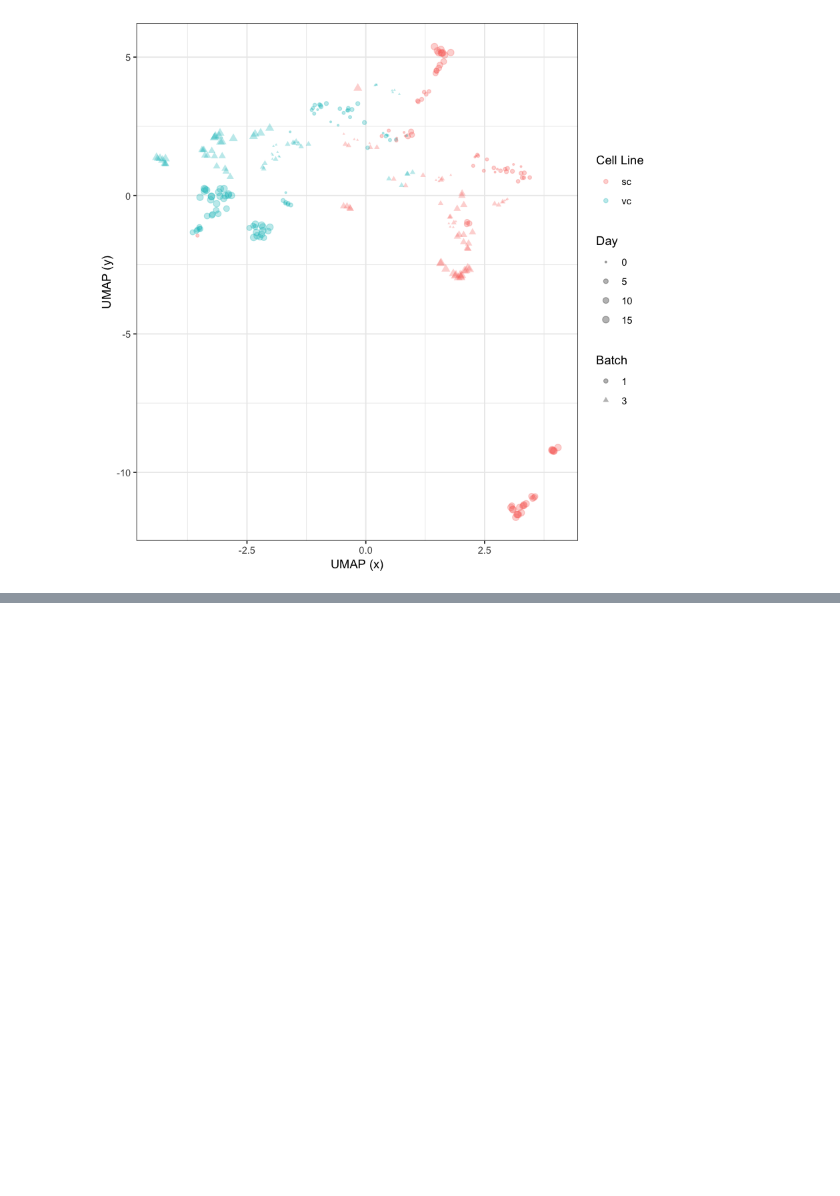
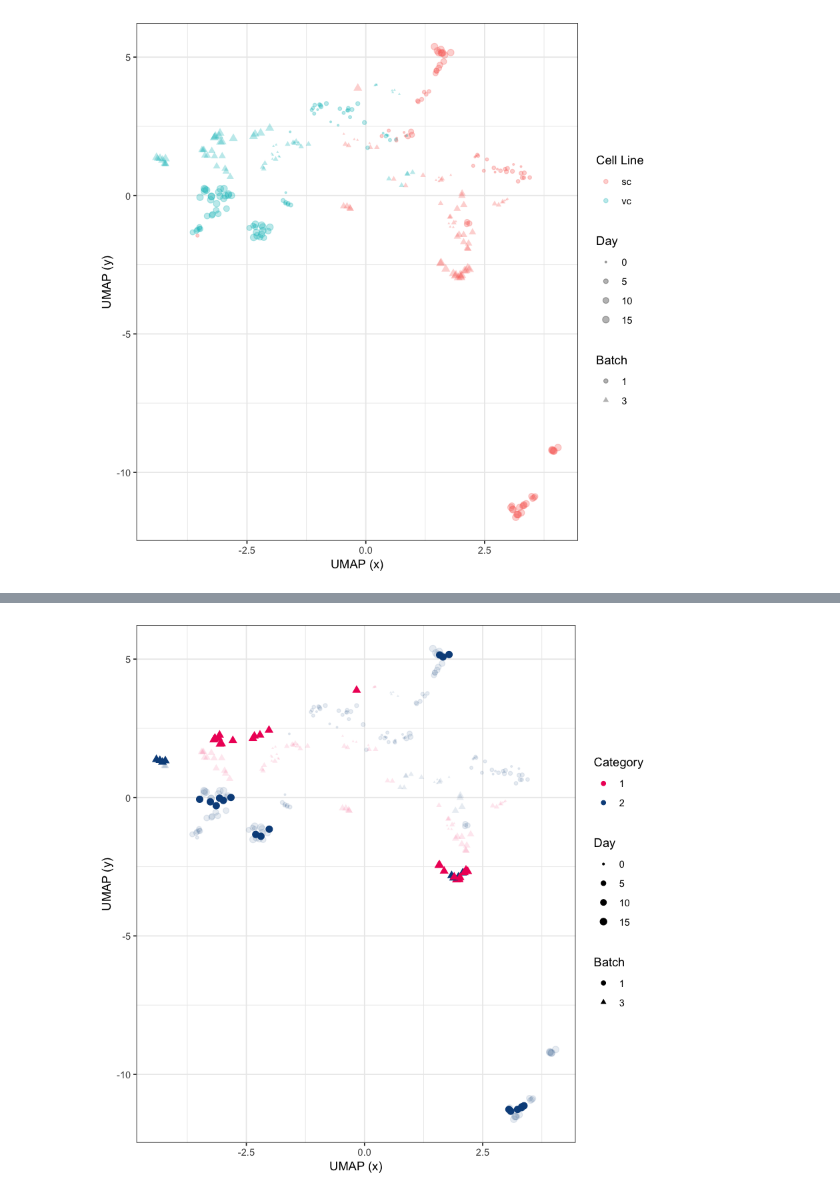
Before and after one commit to broadinstitute/2018_04_12_T2D_V2F_Saadat_Broad, a Jupyter notebook: umap_viz.ipynb, the cells around one changed output, grey strips where cells are left out. Drawn from its saved outputs; the diff is of its cells as text; code cells hidden in the pictures; blank space fills up the shorter version.

Commit message:
add umap figure focusing on day 14 categories

```diff
--- a/umap_viz.ipynb
+++ b/umap_viz.ipynb
@@ -297,3 +297,38 @@ output_file <- file.path("figures", "umap_batch1_batch3_day_line_batch.png")
 ggsave(output_file, height = 5, width = 6, dpi = 300)
 # %% [output]
 [figure]
+# %%
+cp_umap_df <- cp_umap_df %>%
+    dplyr::mutate(day_14_only = ifelse(cp_umap_df$Day == 14, "day_14", "not_day_14"))
+
+ggplot(cp_umap_df, aes(x, y)) +
+    geom_point(aes(color = paste(Category),
+                   alpha = day_14_only,
+                   size = as.numeric(paste(Day)),
+                   shape = Batch)) +
+    theme_bw() +
+    scale_size_continuous(name = "Day",
+                          range = c(0.5, 2.5)) +
+    scale_color_manual(name = "Category",
+                         values = c("0" = "#EF1665",
+                                    "1" = "#0A4E8A"),
+                         labels = c("0" = "1",
+                                    "1" = "2")) +
+    scale_alpha_manual(name = "",
+                       values = c(1, 0.1),
+                       guide = 'none') +
+    scale_shape_manual(name = "Batch",
+                       values = c(19, 17),
+                       labels = c("batch_one" = "1",
+                                  "batch_three" = "3")) +
+    xlab("UMAP (x)") +
+    ylab("UMAP (y)") +
+    theme(strip.text.x = element_text(size = 10),
+          strip.text.y = element_text(size = 7),
+          strip.background = element_rect(colour = "black",
+                                          fill = "#fdfff4")) +
+    guides(color = guide_legend(order = 1))
+
+output_file <- file.path("figures", "umap_batch1_batch3_day_line_batch_day14_highlight.png")
+ggsave(output_file, height = 5, width = 6, dpi = 300)
+# %% [output]
@@ -299,0 +338 @@ ggsave(output_file, height = 5, width = 6, dpi = 300)
+[figure, added]
```
Also changed, not shown: parts of 1 cell of this notebook, 3 other files.
